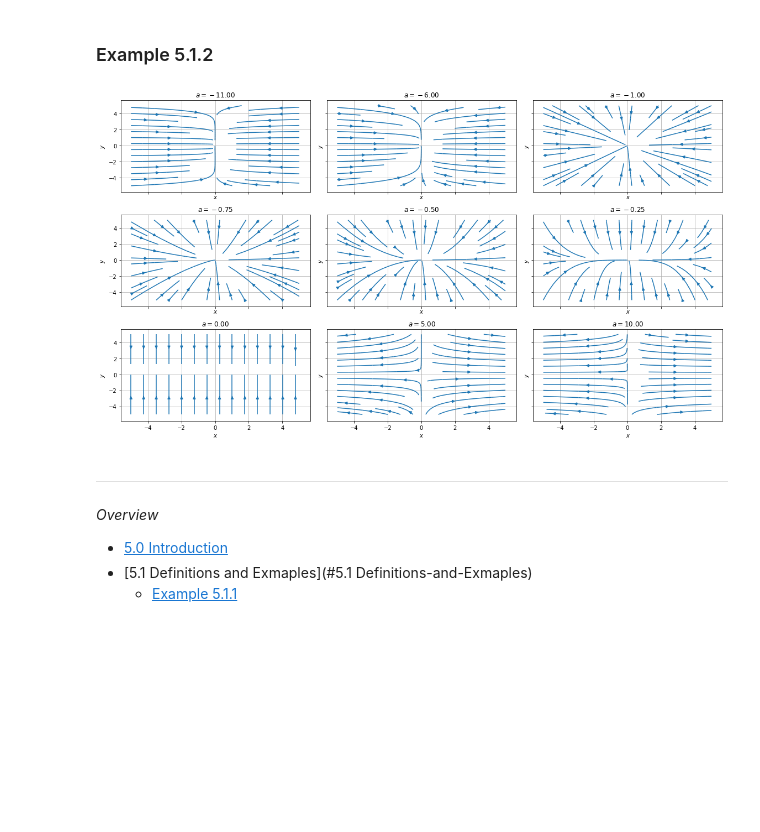
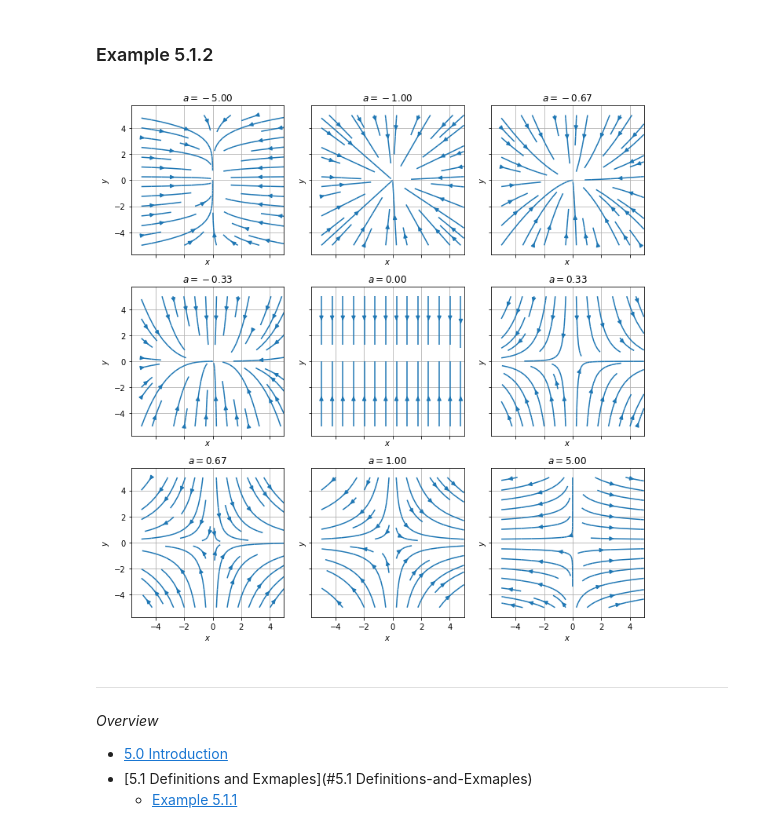
Before and after one commit to shumez/NLDC, a Jupyter notebook: c05/note.ipynb, the cells around one changed output. Drawn from its saved outputs; the diff is of its cells as text; code cells hidden in the pictures; blank space fills up the shorter version.

```diff
--- a/c05/note.ipynb
+++ b/c05/note.ipynb
@@ -190,32 +190,33 @@ plt.show()
 # %%
 def x_dot(x, y, a):
     x_ = a*x
     return x_
 
 def y_dot(x, y, a):
     y_ = - y
     return y_
 
 # A = np.arange(-1.5, 1, .5)
 
 # A = np.append(np.linspace(-4.5, -1.5, 3), np.linspace(-1, 0, 6), np.linspace(0.5, 3.5, 3))
-A = np.array([-11, -6, -1, -0.75, -0.5, -0.25, 0, 5, 10])
+
+A = np.array([-5, -1, -2/3, -1/3, 0, 1/3, 2/3, 1, 5])
 
 x, y = np.linspace(-5, 5, 20), np.linspace(-5, 5, 20)
 x, y = np.meshgrid(x, y)
 
-fig, axes = plt.subplots(ncols=3, nrows=3, sharex=True, sharey=True, figsize=(16, 9))
+fig, axes = plt.subplots(ncols=3, nrows=3, sharex=True, sharey=True, figsize=(10, 10))
 
 for ax, a in zip(axes.ravel(), A):
     ax.streamplot(x, y, x_dot(x, y, a), y_dot(x, y, a), density=.5, color=c[0])
     ax.set(xlabel=r'$x$', ylabel=r'$y$', title=(r'$a = %.2f$' % a))
     ax.grid(True)
 
 plt.tight_layout()
 plt.show()
 # print(np.shape(A))
 # %% [output]
-[figure, old version]
+[figure, new version]
 # %% [markdown]
 ---
 *Overview*
```
